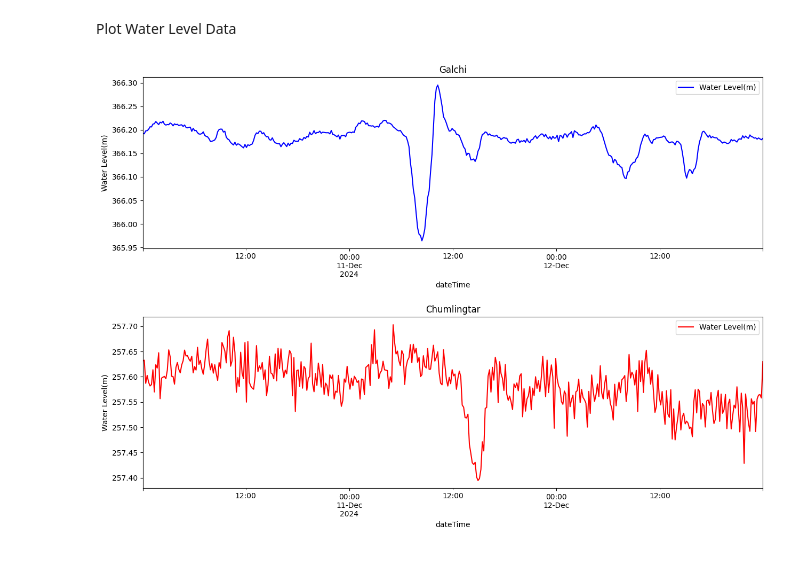
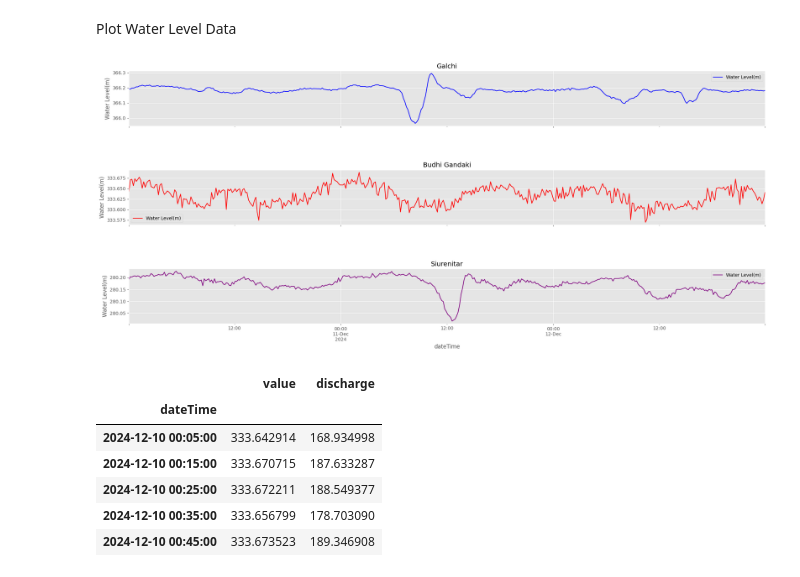
Before and after one commit to Aryanlivi/RTS_Intern, a Jupyter notebook: Forecast/PredictSiurenitar.ipynb, the cells around one changed output. Drawn from its saved outputs; the diff is of its cells as text; code cells hidden in the pictures.

Commit message:
completed computation of siurenitar df

```diff
--- a/Forecast/PredictSiurenitar.ipynb
+++ b/Forecast/PredictSiurenitar.ipynb
@@ -5,7 +6,8 @@ import matplotlib.pyplot as plt
 Reading Water Level At Galchi and Chumlingtar
 # %%
 wl_galchi_dec10_dec12=pd.read_csv('Dataset/Galchi_2024-12-10 to 2024-12-12.csv')
-wl_chum_dec10_dec12=pd.read_csv('Dataset/Chumlingtar_2024-12-10 to 2024-12-12.csv')
+wl_buddhi_dec10_dec12=pd.read_csv('Dataset/BudhiGandaki_2024-12-10 to 2024-12-12.csv')
+wl_siurenitar_dec_10_dec12=pd.read_csv('Dataset/Siurenitar_2024-12-10 to 2024-12-12.csv')
 # %% [markdown]
 Handling Null Values in Original Dataset Via Interpolation
 # %%
@@ -40,4 +42,5 @@ Preprocess Data
 # %%
 #Only the original df should be preprocessed,else there will be error
 wl_galchi_dec10_dec12=preprocess_data(wl_galchi_dec10_dec12)
-wl_chum_dec10_dec12=preprocess_data(wl_chum_dec10_dec12)
+wl_buddhi_dec10_dec12=preprocess_data(wl_buddhi_dec10_dec12)
+wl_siurenitar_dec_10_dec12=preprocess_data(wl_siurenitar_dec_10_dec12)
@@ -95,21 +83,45 @@ def get_plot_bounds(input_data):
     min_margin = min_value - margin * (max_value - min_value)
     max_margin = max_value + margin * (max_value - min_value)
     return min_margin,max_margin
+# %%
+def get_plot_bounds_x():
+    # Determine common x-axis limits and ticks
+    x_min = min(wl_galchi_dec10_dec12.index.min(), wl_buddhi_dec10_dec12.index.min(), wl_siurenitar_dec_10_dec12.index.min())
+    x_max = max(wl_galchi_dec10_dec12.index.max(), wl_buddhi_dec10_dec12.index.max(), wl_siurenitar_dec_10_dec12.index.max())
+    common_xticks = pd.date_range(start=x_min, end=x_max, freq='4H')  # Hourly ticks
+    return x_min,x_max,common_xticks
 # %% [markdown]
 Plot Water Level Data
 # %%
-fig,ax=plt.subplots(2,1,figsize=(15,10))
+plt.style.use('ggplot')
+fig,ax=plt.subplots(3,1,figsize=(25,10),sharex=True)
 # min_margin,max_margin=get_plot_bounds(wl_galchi_dec10_dec12['value'])
+x_min,x_max,common_xticks=get_plot_bounds_x()
+
 wl_galchi_dec10_dec12.plot(ax=ax[0],color='blue')
 ax[0].set_ylabel('Water Level(m)')
 ax[0].legend(['Water Level(m)'])
 ax[0].set_title('Galchi')
-wl_chum_dec10_dec12.plot(ax=ax[1],color='red')
+
+# # Remove preexisting x-ticks and labels
+# ax[0].tick_params(axis='x', which='both', bottom=False, labelbottom=False)
+ax[0].set_xlim(x_min, x_max)
+ax[0].set_xticks(common_xticks)
+ax[0].set_xticklabels(common_xticks.strftime('%m-%d %H:%M'), rotation=0)
+
+
+
+wl_buddhi_dec10_dec12.plot(ax=ax[1],color='red')
 ax[1].set_ylabel('Water Level(m)')
 ax[1].legend(['Water Level(m)'])
-ax[1].set_title('Chumlingtar')
+ax[1].set_title('Budhi Gandaki')
+
+wl_siurenitar_dec_10_dec12.plot(ax=ax[2],color='purple')
+ax[2].set_ylabel('Water Level(m)')
+ax[2].legend(['Water Level(m)'])
+ax[2].set_title('Siurenitar')
 # ax.set_ylim(min_margin,max_margin)
-fig.subplots_adjust(hspace=0.4)
+fig.subplots_adjust(hspace=0.8)
 plt.show()
 # %% [output]
-[figure, old version]
+[figure, new version]
@@ -115,0 +142,12 @@ plt.show()
+# %%
+wl_galchi_dec10_dec12['discharge']=calcualte_discharge_galchi(wl_galchi_dec10_dec12['value'])
+wl_buddhi_dec10_dec12['discharge']=calcualte_discharge_chumlingtar(wl_buddhi_dec10_dec12['value'])
+wl_buddhi_dec10_dec12.head()
+# %% [output]
+|  | value | discharge |
+| dateTime |  |  |
+| 2024-12-10 00:05:00 | 333.642914 | 168.934998 |
+| 2024-12-10 00:15:00 | 333.670715 | 187.633287 |
+| 2024-12-10 00:25:00 | 333.672211 | 188.549377 |
+| 2024-12-10 00:35:00 | 333.656799 | 178.703090 |
+| 2024-12-10 00:45:00 | 333.673523 | 189.346908 |
```
Also changed, not shown: parts of 21 cells of this notebook, 2 other files.
